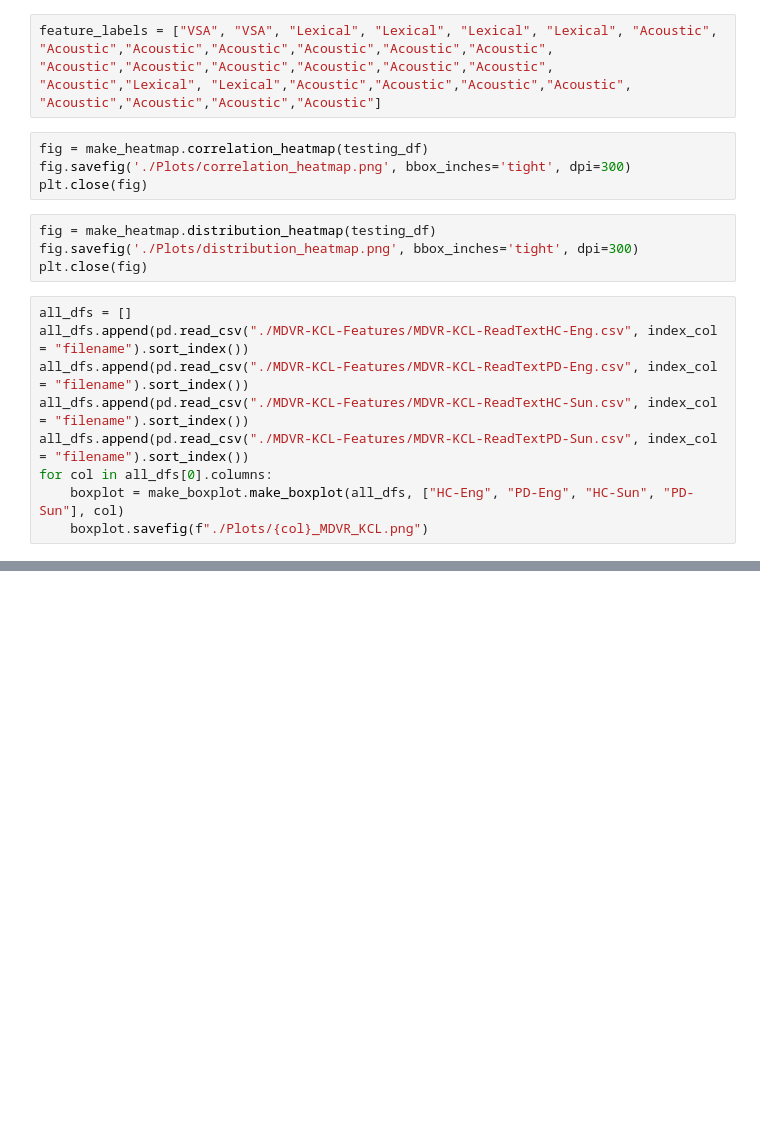
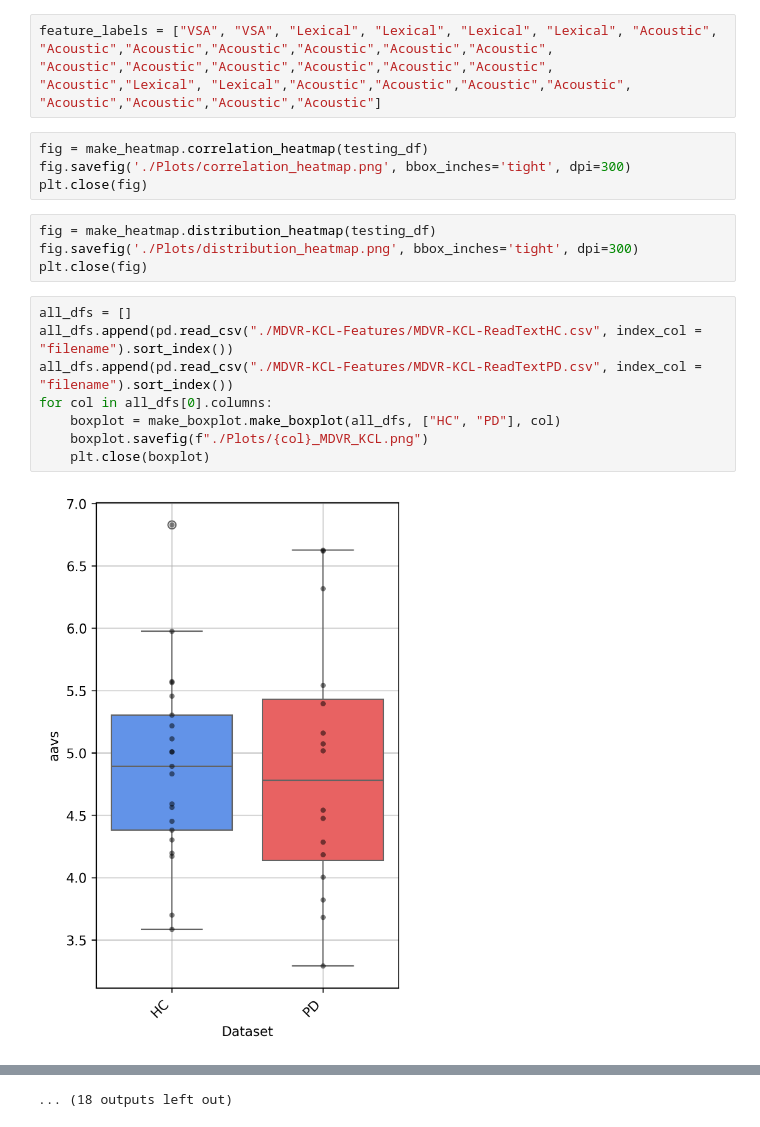
Before and after one commit to thomas-cong/PDBiomarkers, a Jupyter notebook: visualization_testing.ipynb, the cells around one changed output, grey strips where cells are left out. Cells and saved outputs as stored; diff of their text form; blank space fills up the shorter version.

```diff
--- a/visualization_testing.ipynb
+++ b/visualization_testing.ipynb
@@ -23,10 +27,11 @@ fig.savefig('./Plots/distribution_heatmap.png', bbox_inches='tight', dpi=300)
 plt.close(fig)
 # %%
 all_dfs = []
-all_dfs.append(pd.read_csv("./MDVR-KCL-Features/MDVR-KCL-ReadTextHC-Eng.csv", index_col = "filename").sort_index())
-all_dfs.append(pd.read_csv("./MDVR-KCL-Features/MDVR-KCL-ReadTextPD-Eng.csv", index_col = "filename").sort_index())
-all_dfs.append(pd.read_csv("./MDVR-KCL-Features/MDVR-KCL-ReadTextHC-Sun.csv", index_col = "filename").sort_index())
-all_dfs.append(pd.read_csv("./MDVR-KCL-Features/MDVR-KCL-ReadTextPD-Sun.csv", index_col = "filename").sort_index())
+all_dfs.append(pd.read_csv("./MDVR-KCL-Features/MDVR-KCL-ReadTextHC.csv", index_col = "filename").sort_index())
+all_dfs.append(pd.read_csv("./MDVR-KCL-Features/MDVR-KCL-ReadTextPD.csv", index_col = "filename").sort_index())
 for col in all_dfs[0].columns:
-    boxplot = make_boxplot.make_boxplot(all_dfs, ["HC-Eng", "PD-Eng", "HC-Sun", "PD-Sun"], col)
+    boxplot = make_boxplot.make_boxplot(all_dfs, ["HC", "PD"], col)
     boxplot.savefig(f"./Plots/{col}_MDVR_KCL.png")
+    plt.close(boxplot)
+# %% [output]
+[figure, added]
@@ -32,0 +49 @@ for col in all_dfs[0].columns:
+... (18 outputs left out)
```
Also changed, not shown: parts of 2 cells of this notebook, 35 other files.
